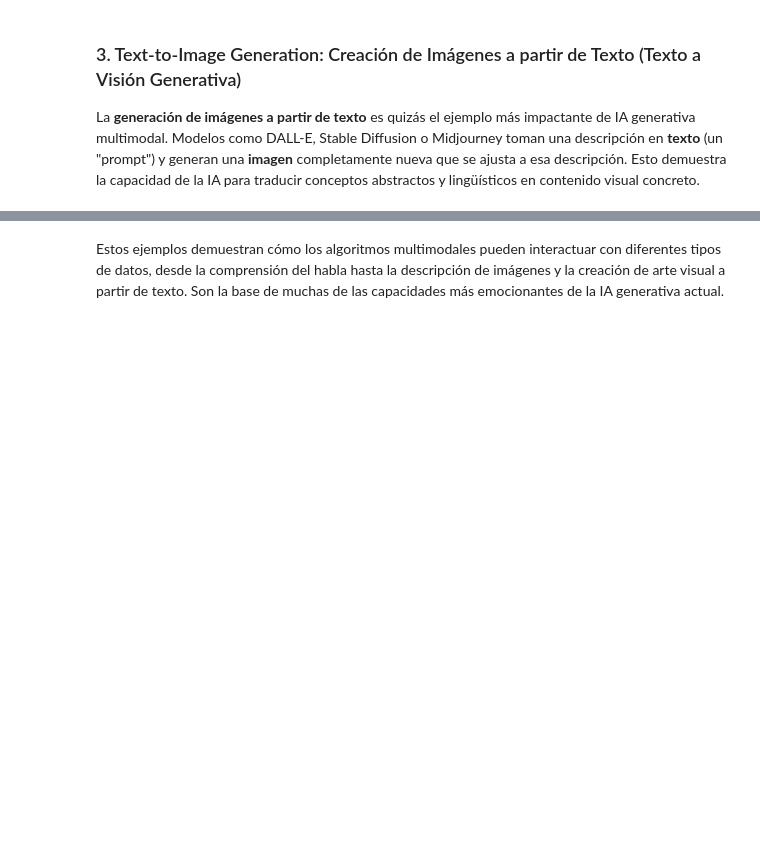
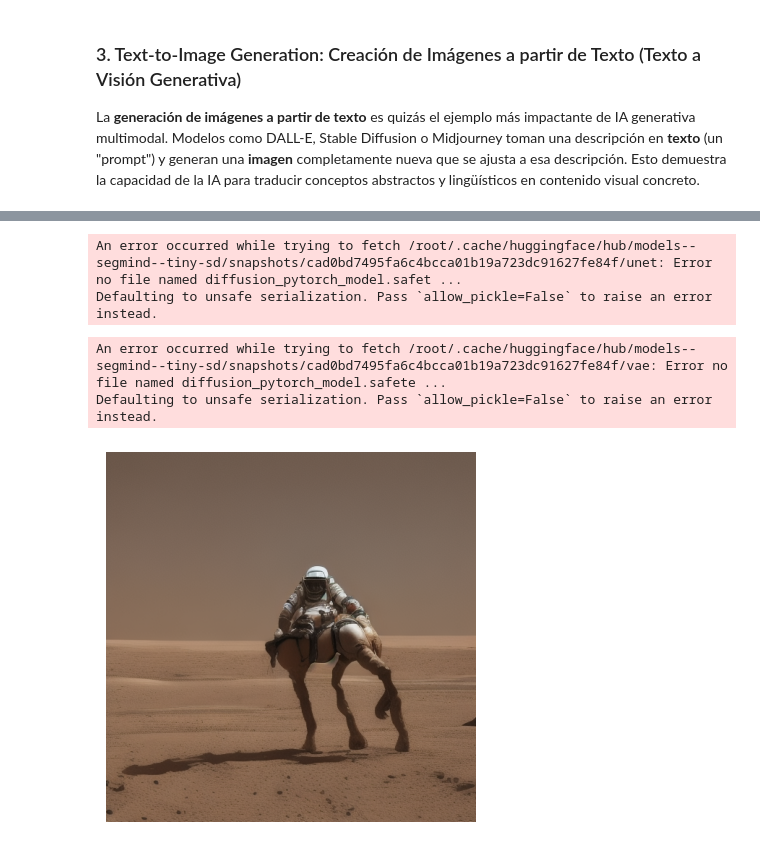
Before and after one commit to jcmachicao/cur_MMAI__multimodal, a Jupyter notebook: cMMAI___ideas_iniciales.ipynb, the cells around one changed output, grey strips where cells are left out. Saved outputs shown, nothing was run; the diff lists cells and outputs as text; code cells hidden in the pictures; blank space fills up the shorter version.

```diff
--- a/cMMAI___ideas_iniciales.ipynb
+++ b/cMMAI___ideas_iniciales.ipynb
@@ -170,2 +131,0 @@ Pipelines loaded with `dtype=torch.float16` cannot run with `cpu` device. It is
-# %% [markdown]
-Estos ejemplos demuestran cómo los algoritmos multimodales pueden interactuar con diferentes tipos de datos, desde la comprensión del habla hasta la descripción de imágenes y la creación de arte visual a partir de texto. Son la base de muchas de las capacidades más emocionantes de la IA generativa actual.
@@ -171,0 +135,32 @@ Estos ejemplos demuestran cómo los algoritmos multimodales pueden interactuar c
+# %%
+import torch
+from diffusers import DiffusionPipeline
+import matplotlib.pyplot as plt
+
+model_id = "segmind/tiny-sd"
+
+device = "cuda" if torch.cuda.is_available() else "cpu"
+
+pipe = DiffusionPipeline.from_pretrained(
+    model_id,
+    torch_dtype=torch.float32
+)
+
+pipe.to(device)
+
+prompt = "a photo of an astronaut riding a horse on mars"
+
+image = pipe(
+    prompt,
+    num_inference_steps=10
+).images[0]
+
+plt.imshow(image)
+plt.axis("off")
+plt.show()
+# %% [output]
+An error occurred while trying to fetch /root/.cache/huggingface/hub/models--segmind--tiny-sd/snapshots/cad0bd7495fa6c4bcca01b19a723dc91627fe84f/unet: Error no file named diffusion_pytorch_model.safet ...
+Defaulting to unsafe serialization. Pass `allow_pickle=False` to raise an error instead.
+An error occurred while trying to fetch /root/.cache/huggingface/hub/models--segmind--tiny-sd/snapshots/cad0bd7495fa6c4bcca01b19a723dc91627fe84f/vae: Error no file named diffusion_pytorch_model.safete ...
+Defaulting to unsafe serialization. Pass `allow_pickle=False` to raise an error instead.
+[figure, added]
```
Also changed, not shown: parts of 14 cells of this notebook.
